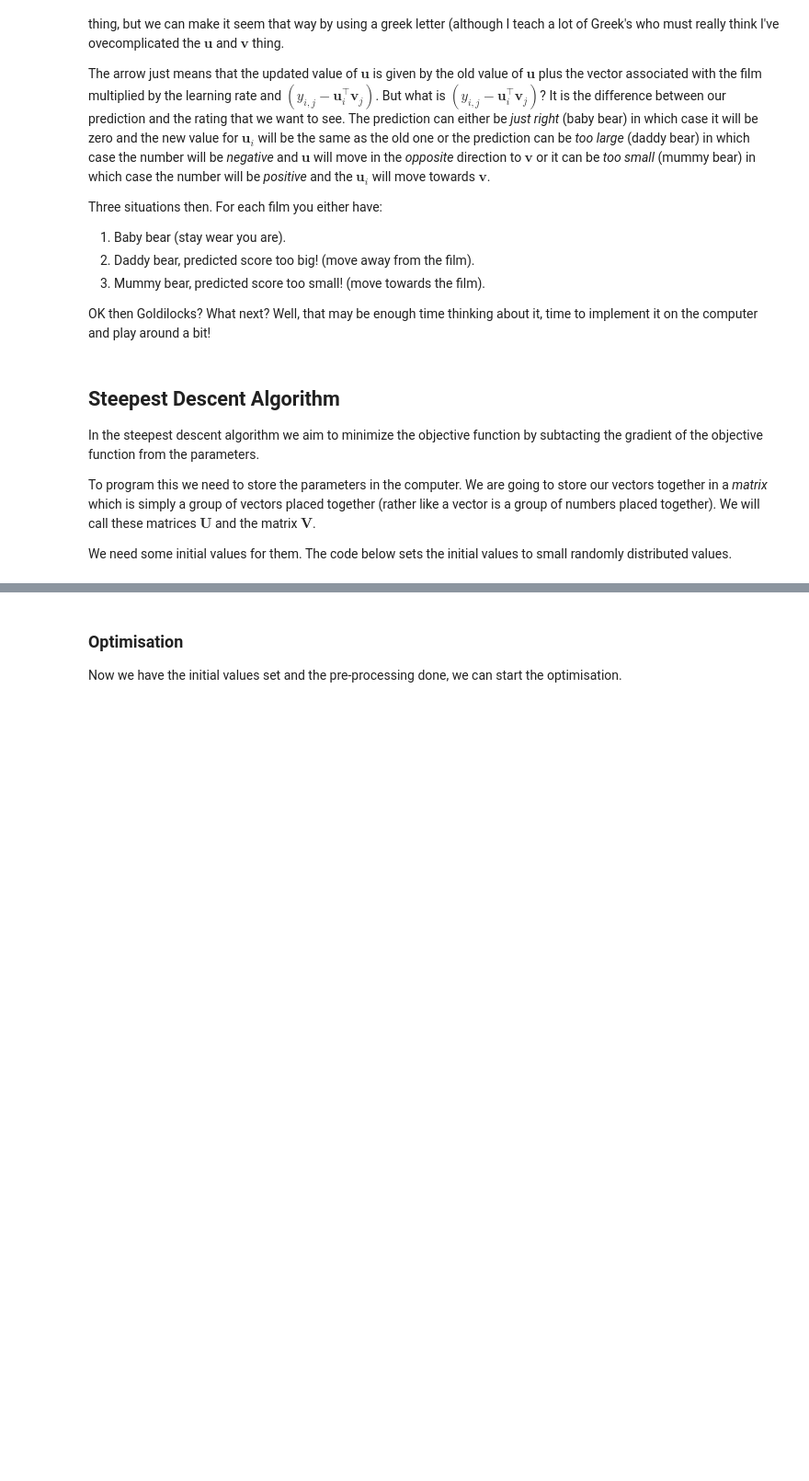
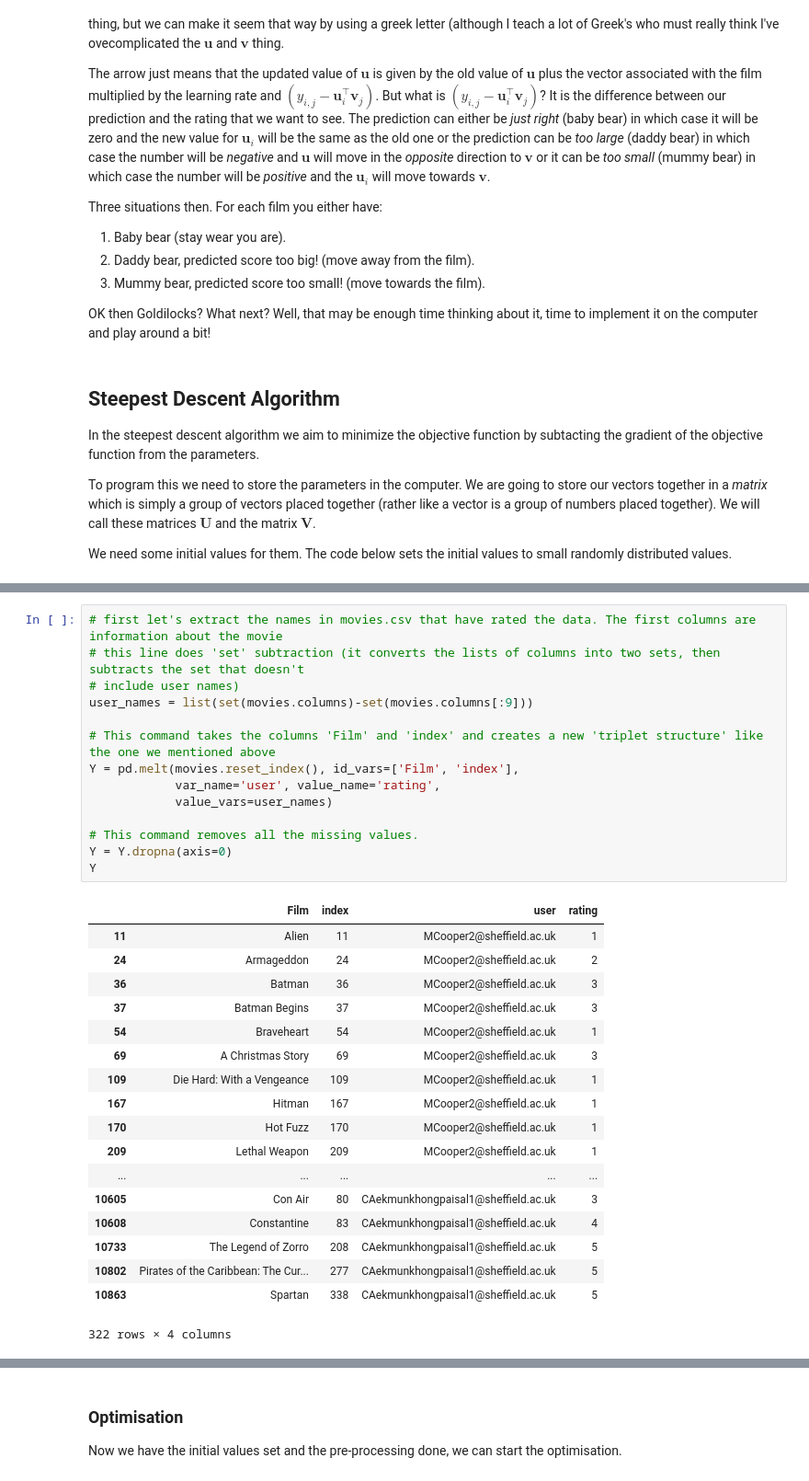
Before and after one commit to lawrennd/ambassadors14, a Jupyter notebook: movie_recommender.ipynb, the cells around one changed output, grey strips where cells are left out. Shown: that part at 92% size. Cells and saved outputs as stored; diff of their text form; blank space fills up the shorter version.

```diff
--- a/movie_recommender.ipynb
+++ b/movie_recommender.ipynb
@@ -305,0 +362,33 @@ Very often there are sensible changes we can make to the data to make learning e
+# %%
+# first let's extract the names in movies.csv that have rated the data. The first columns are information about the movie
+# this line does 'set' subtraction (it converts the lists of columns into two sets, then subtracts the set that doesn't
+# include user names)
+user_names = list(set(movies.columns)-set(movies.columns[:9]))
+
+# This command takes the columns 'Film' and 'index' and creates a new 'triplet structure' like the one we mentioned above
+Y = pd.melt(movies.reset_index(), id_vars=['Film', 'index'],
+            var_name='user', value_name='rating',
+            value_vars=user_names)
+
+# This command removes all the missing values.
+Y = Y.dropna(axis=0)
+Y
+# %% [output]
+|  | Film | index | user | rating |
+| 11 | Alien | 11 | MCooper2@sheffield.ac.uk | 1 |
+| 24 | Armageddon | 24 | MCooper2@sheffield.ac.uk | 2 |
+| 36 | Batman | 36 | MCooper2@sheffield.ac.uk | 3 |
+| 37 | Batman Begins | 37 | MCooper2@sheffield.ac.uk | 3 |
+| 54 | Braveheart | 54 | MCooper2@sheffield.ac.uk | 1 |
+| 69 | A Christmas Story | 69 | MCooper2@sheffield.ac.uk | 3 |
+| 109 | Die Hard: With a Vengeance | 109 | MCooper2@sheffield.ac.uk | 1 |
+| 167 | Hitman | 167 | MCooper2@sheffield.ac.uk | 1 |
+| 170 | Hot Fuzz | 170 | MCooper2@sheffield.ac.uk | 1 |
+| 209 | Lethal Weapon | 209 | MCooper2@sheffield.ac.uk | 1 |
+| ... | ... | ... | ... | ... |
+| 10605 | Con Air | 80 | CAekmunkhongpaisal1@sheffield.ac.uk | 3 |
+| 10608 | Constantine | 83 | CAekmunkhongpaisal1@sheffield.ac.uk | 4 |
+| 10733 | The Legend of Zorro | 208 | CAekmunkhongpaisal1@sheffield.ac.uk | 5 |
+| 10802 | Pirates of the Caribbean: The Cur... | 277 | CAekmunkhongpaisal1@sheffield.ac.uk | 5 |
+| 10863 | Spartan | 338 | CAekmunkhongpaisal1@sheffield.ac.uk | 5 |
+322 rows × 4 columns
```
Also changed, not shown: parts of 39 cells of this notebook.
